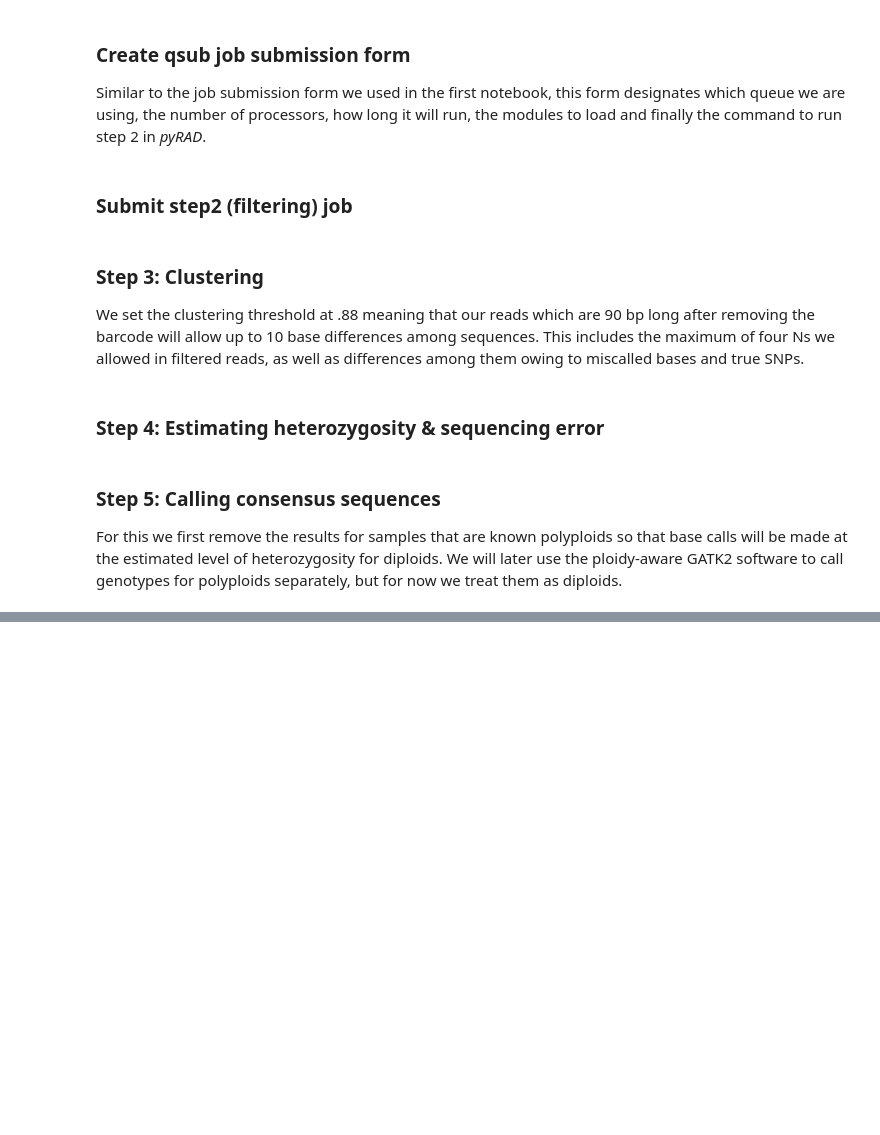
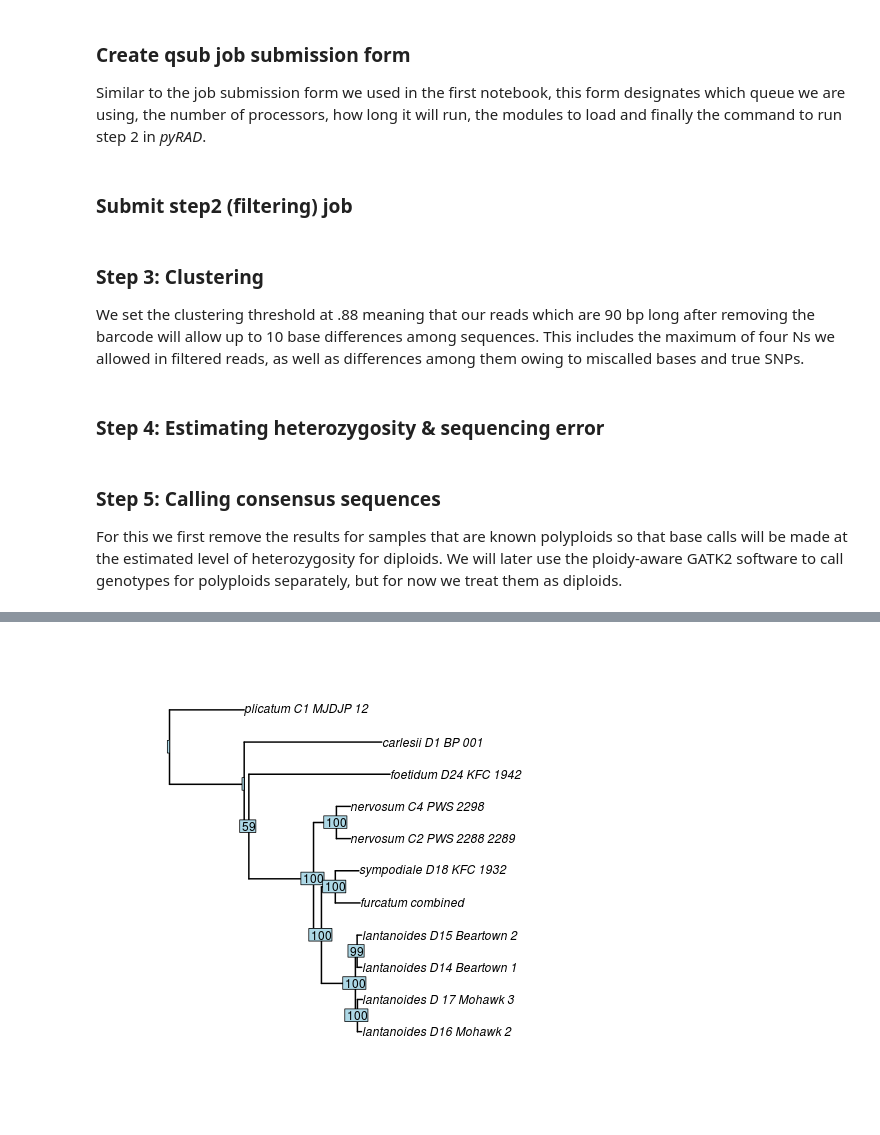
Before and after one commit to dereneaton/Vibs_RAD, a Jupyter notebook: notebook_Vib2_assembly.ipynb, the cells around one changed output, grey strips where cells are left out. Saved outputs shown, nothing was run; the diff lists cells and outputs as text; code cells hidden in the pictures; blank space fills up the shorter version.

```diff
--- a/notebook_Vib2_assembly.ipynb
+++ b/notebook_Vib2_assembly.ipynb
@@ -174,0 +379,11 @@ We will subselect only the samples of _V. cassinoides_ and a few close outgroup
+# %%
+%%R
+## 65,115 loci
+## 5.6M bp alignment
+## 44% missing data
+lant_m4 <- read.tree("project_lantanoides/analyses_raxml/RAxML_bipartitions.lantanoides_c88d6m4p3")
+tre <- ladderize(lant_m4)
+plot(tre, edge.width=2)
+nodelabels(tre$node.label)
+# %% [output]
+[figure, added]
```
Also changed, not shown: parts of 28 cells of this notebook.
